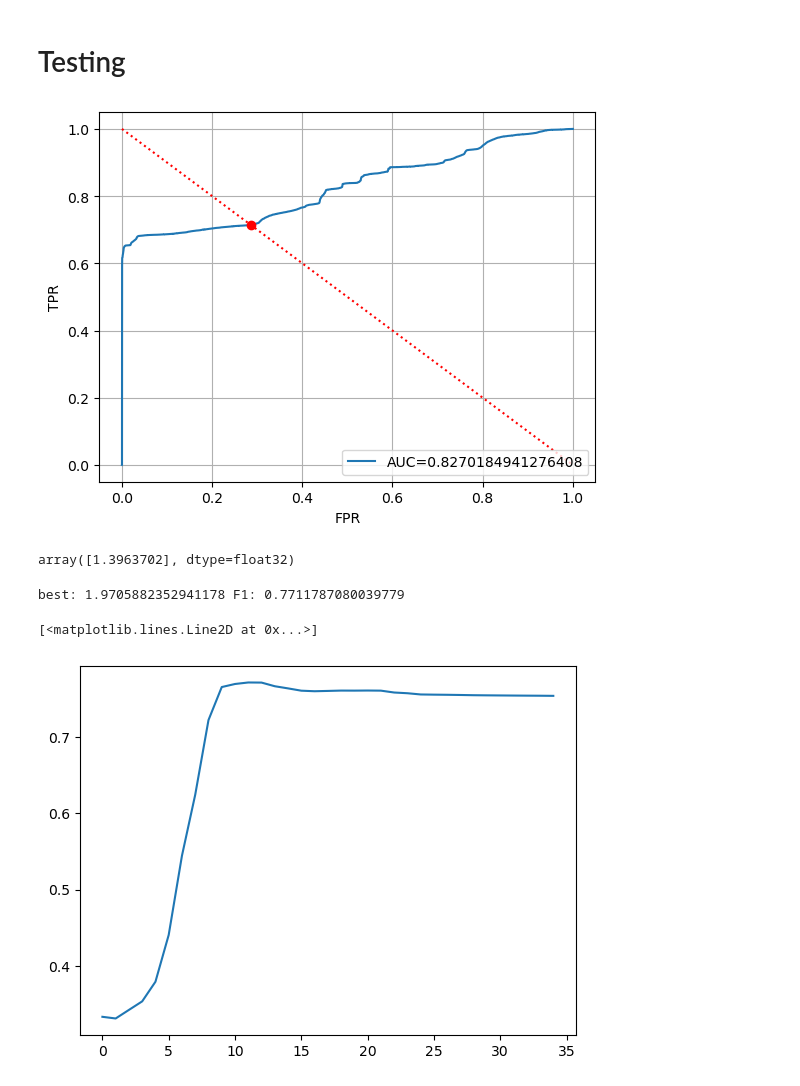
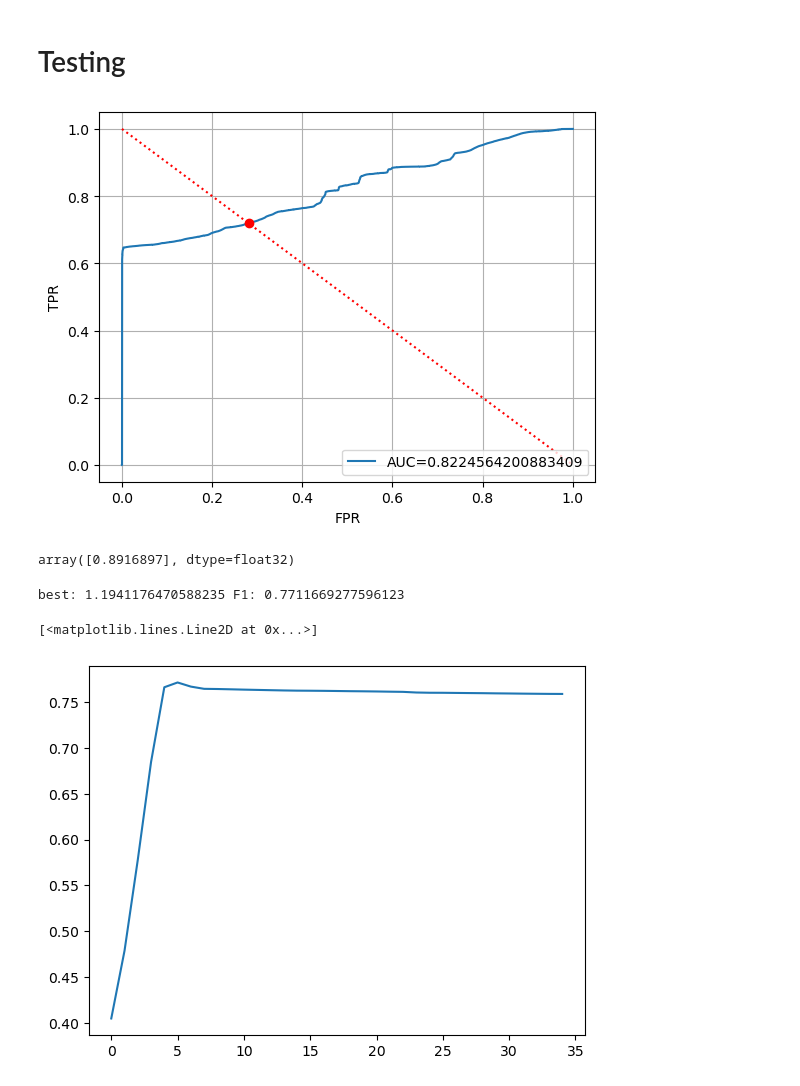
Before and after one commit to Alpa66/Anomaly-Detection, a Jupyter notebook: Experiment_6_single_VGAE-Copy1.ipynb, the cells around one changed output. Cells and saved outputs as stored; diff of their text form; code cells hidden in the pictures.

```diff
--- a/Experiment_6_single_VGAE-Copy1.ipynb
+++ b/Experiment_6_single_VGAE-Copy1.ipynb
@@ -62,8 +61,8 @@ class GEncoder(nn.Module):
         super(GEncoder, self).__init__()
         self.num_nodes = num_nodes
         self.window_size = window_size
-        self.conv1 = GCNLayer(window_size, 12)
-        self.conv2 = GCNLayer(12, 4)
+        self.conv1 = GCNLayer(window_size, 40)
+        self.conv2 = GCNLayer(40, 17)
         self.idx = torch.arange(num_nodes).to(device)
         self.A = Graph_Directed_A(num_nodes, window_size, alpha, k, device)
         self.device = device
@@ -84,11 +83,9 @@ class GCN_autoencoder(nn.Module):
         self.num_nodes = num_nodes
         self.encoder = encoder
         self.decoder = nn.Sequential(
-            nn.Linear(204, 400),
+            nn.Linear(867, 1650),
             nn.ReLU(),
-            nn.Linear(400, 800),
-            nn.ReLU(),
-            nn.Linear(800, num_nodes * window_size)
+            nn.Linear(1650, num_nodes * window_size)
         )
 
     def forward(self, X):
@@ -101,13 +98,9 @@ class GCN_autoencoder(nn.Module):
         return self.encoder.A(self.encoder.idx)
 # %%
 num_nodes = 51 # number of nodes
-ngnn = 1 # number of graph structure learning layers
-gsllayer = 'directed' # type of graph structure learning layer ('relu', 'directed', 'unidirected', 'undirected')
-hidden_nodes = 50 # feature size in GCN layers
-alpha = 0.25 # hyperparameter for weights of edges
+alpha = 0.15 # hyperparameter for weights of edges
 k = None  # max number of edges for each node
-epochs = 50
-out_channels = 2 # number of process states
+epochs = 200
 # %%
 Encoder = GEncoder(num_nodes, window_size, alpha, k, device)
 AE1 = GCN_autoencoder(Encoder, num_nodes, window_size)
@@ -137,7 +130,7 @@ optimizer1 = torch.optim.Adam(AE1.parameters())
 # from torch.utils.tensorboard import SummaryWriter
 # %%
 AE1_val_history = []
-for i in range(1):
+for i in range(epochs):
     running_loss_AE1 = []
     val_loss_AE1 = []
     for index_b, features in enumerate(train_loader):
@@ -203,31 +209,31 @@ y_pred=np.concatenate([torch.stack(results[:-1]).flatten().detach().cpu().numpy(
 threshold = ROC(y_test,y_pred)
 threshold
 # %% [output]
-[figure, old version]
+[figure, new version]
-array([1.3963702], dtype=float32)
+array([0.8916897], dtype=float32)
 # %%
 ff = 0
 f_history = []
-initial_y = 1
+initial_y = 0.9
 best = -1
-for inc in np.linspace(0, 3, 35):
+for inc in np.linspace(0, 2, 35):
     y_pred_int = [1 if (yy > initial_y + inc) else 0 for yy in y_pred]
     conf_matrix = confusion_matrix(y_test, y_pred_int)
     TP = conf_matrix[1, 1]
     TN = conf_matrix[0, 0]
     FP = conf_matrix[0, 1]
     FN = conf_matrix[1, 0]
     F1 = f1_score(y_test, y_pred_int)
     f_history.append(F1)
 
     precision = precision_score(y_test, y_pred_int)
     recall = recall_score(y_test, y_pred_int)
     if F1 > ff:
         ff = F1
         best = inc
 print(f'best: {best + initial_y} F1: {ff}')
 plt.plot(f_history)
 # %% [output]
-best: 1.9705882352941178 F1: 0.7711787080039779
+best: 1.1941176470588235 F1: 0.7711669277596123
 [<matplotlib.lines.Line2D at 0x...>]
-[figure, old version]
+[figure, new version]
```
Also changed, not shown: parts of 8 cells of this notebook, 7 other files.
